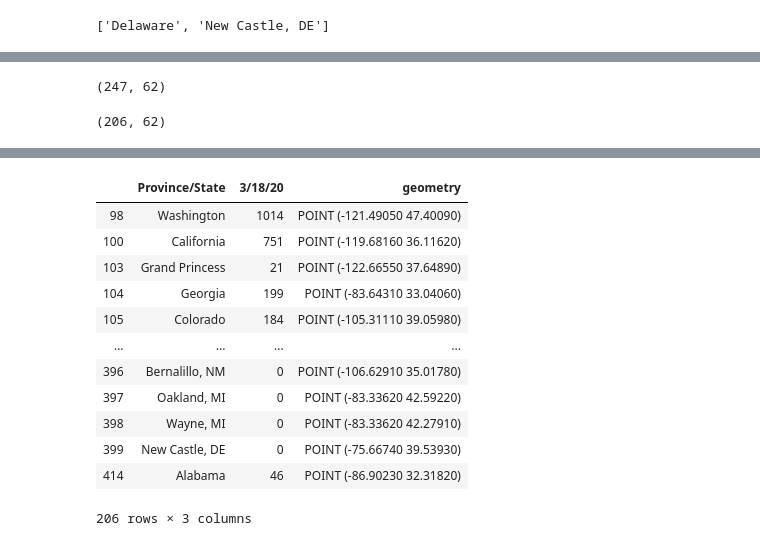
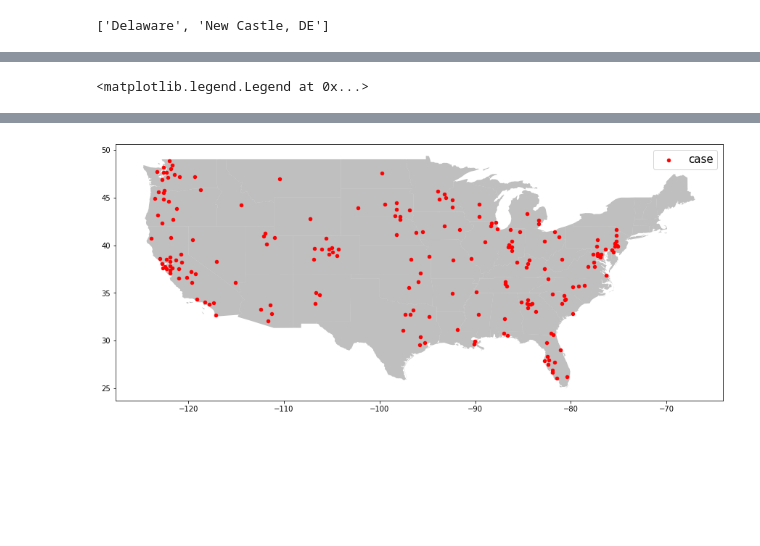
Before and after one commit to dougfoo/machineLearning, a Jupyter notebook: covid/COVID-Analysis-2.ipynb, the cells around one changed output, grey strips where cells are left out. Cells and saved outputs as stored; diff of their text form; code cells hidden in the pictures; blank space fills up the shorter version.

```diff
--- a/covid/COVID-Analysis-2.ipynb
+++ b/covid/COVID-Analysis-2.ipynb
@@ -222,20 +313,19 @@ import pandas as pd
 
 usa = gpd.read_file('maps/states.shp')
 
-display(confirmed_us.shape)
-confirmed_us2 = confirmed_us
-confirmed_us2 = confirmed_us2[confirmed_us2['Long'] > -130]  # exclude hawaii
-confirmed_us2 = confirmed_us2[confirmed_us2['Long'] < -75]   # up to new york
-confirmed_us2 = confirmed_us2[confirmed_us2['Lat'] < 50]  # below canada
-confirmed_us2 = confirmed_us2[confirmed_us2['Lat'] > 22]  # above texas
-display(confirmed_us2.shape)
-
 geometry = [Point(xy) for xy in zip(confirmed_us2["Long"],confirmed_us2["Lat"]) ]
 geo_df = gpd.GeoDataFrame(confirmed_us2,crs={"init": "epsg:4326"},geometry=geometry)
 geo_df = geo_df[['Province/State','3/18/20','geometry']]
 
-display(usa[0:3])
-display(geo_df)
+# display(usa[0:3])
+# display(geo_df)
+
+fig, ax = plt.subplots(figsize=(15,15))
+
+cusa = usa[~usa['STATE_NAME'].isin(['Hawaii','Alaska'])]
+cusa.plot(ax=ax, alpha=0.5, color='grey')
+
+geo_df.plot(ax=ax, markersize=20, color='red', label='case')
+plt.legend(prop={'size': 15})
 # %% [output]
-(247, 62)
+<matplotlib.legend.Legend at 0x...>
-(206, 62)
@@ -246,13 +332 @@ display(geo_df)
-|  | Province/State | 3/18/20 | geometry |
-| 98 | Washington | 1014 | POINT (-121.49050 47.40090) |
-| 100 | California | 751 | POINT (-119.68160 36.11620) |
-| 103 | Grand Princess | 21 | POINT (-122.66550 37.64890) |
-| 104 | Georgia | 199 | POINT (-83.64310 33.04060) |
-| 105 | Colorado | 184 | POINT (-105.31110 39.05980) |
-| ... | ... | ... | ... |
-| 396 | Bernalillo, NM | 0 | POINT (-106.62910 35.01780) |
-| 397 | Oakland, MI | 0 | POINT (-83.33620 42.59220) |
-| 398 | Wayne, MI | 0 | POINT (-83.33620 42.27910) |
-| 399 | New Castle, DE | 0 | POINT (-75.66740 39.53930) |
-| 414 | Alabama | 46 | POINT (-86.90230 32.31820) |
-206 rows × 3 columns
+[figure, added]
```
Also changed, not shown: parts of 20 cells of this notebook.
